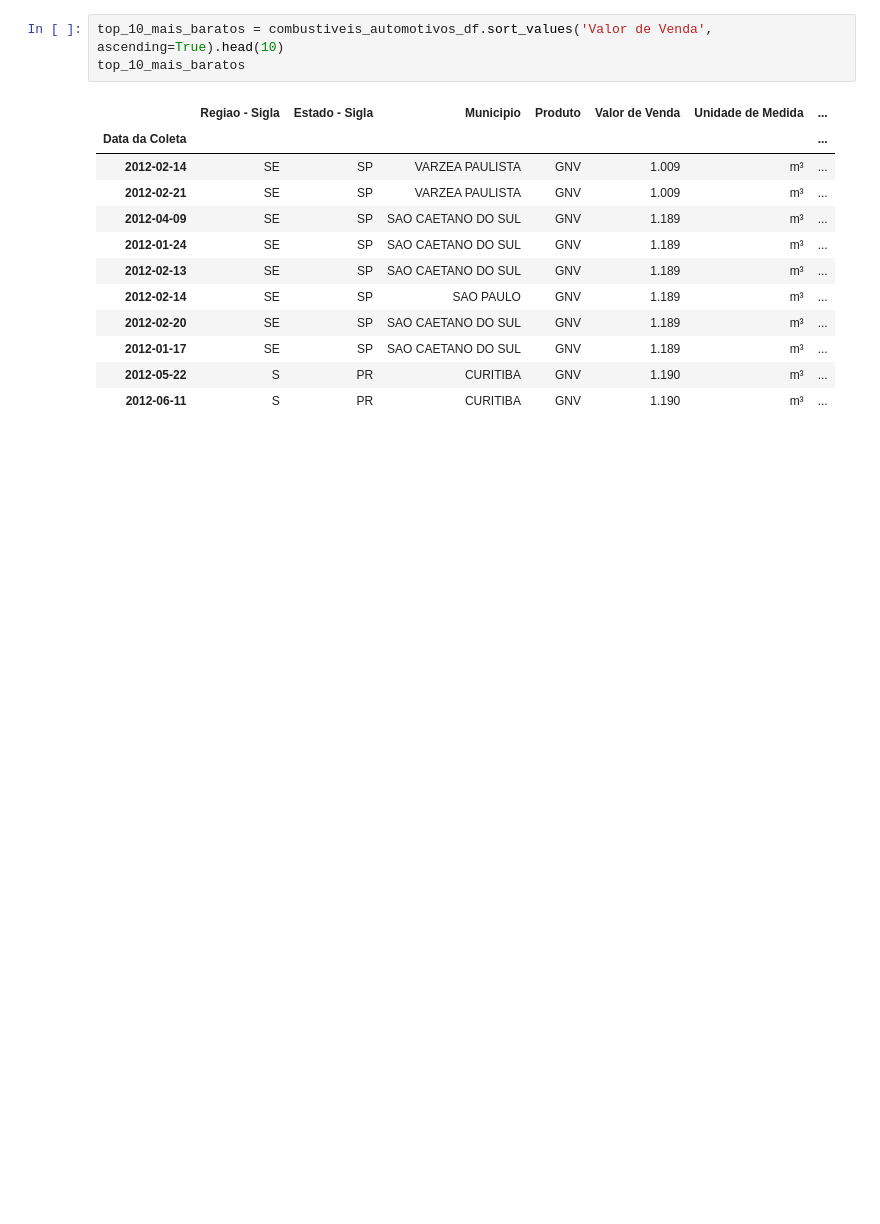
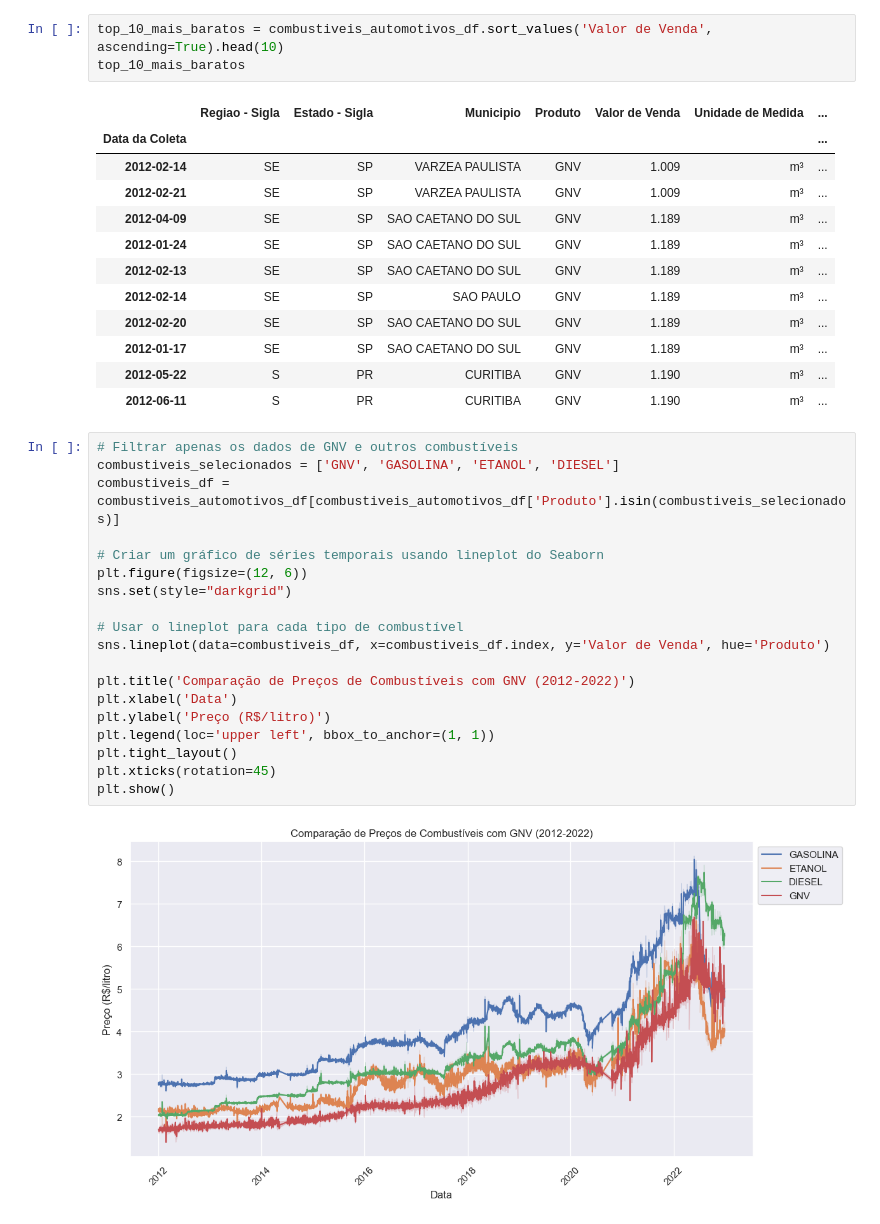
Before and after one commit to Jacksonvieira431/combustiveis_automotivos, a Jupyter notebook: Analise.ipynb, the cells around one changed output. Drawn from its saved outputs; the diff is of its cells as text; blank space fills up the shorter version.

Commit message:
Series temporais e modelo ARIMA

```diff
--- a/Analise.ipynb
+++ b/Analise.ipynb
@@ -334,3 +349,24 @@ top_10_mais_baratos
 | 2012-01-17 | SE | SP | SAO CAETANO DO SUL | GNV | 1.189 | m³ | ... |
 | 2012-05-22 | S | PR | CURITIBA | GNV | 1.190 | m³ | ... |
 | 2012-06-11 | S | PR | CURITIBA | GNV | 1.190 | m³ | ... |
+# %%
+# Filtrar apenas os dados de GNV e outros combustíveis
+combustiveis_selecionados = ['GNV', 'GASOLINA', 'ETANOL', 'DIESEL']
+combustiveis_df = combustiveis_automotivos_df[combustiveis_automotivos_df['Produto'].isin(combustiveis_selecionados)]
+
+# Criar um gráfico de séries temporais usando lineplot do Seaborn
+plt.figure(figsize=(12, 6))
+sns.set(style="darkgrid")
+
+# Usar o lineplot para cada tipo de combustível
+sns.lineplot(data=combustiveis_df, x=combustiveis_df.index, y='Valor de Venda', hue='Produto')
+
+plt.title('Comparação de Preços de Combustíveis com GNV (2012-2022)')
+plt.xlabel('Data')
+plt.ylabel('Preço (R$/litro)')
+plt.legend(loc='upper left', bbox_to_anchor=(1, 1))
+plt.tight_layout()
+plt.xticks(rotation=45)
+plt.show()
+# %% [output]
+[figure, added]
```
Also changed, not shown: parts of 3 cells of this notebook.
